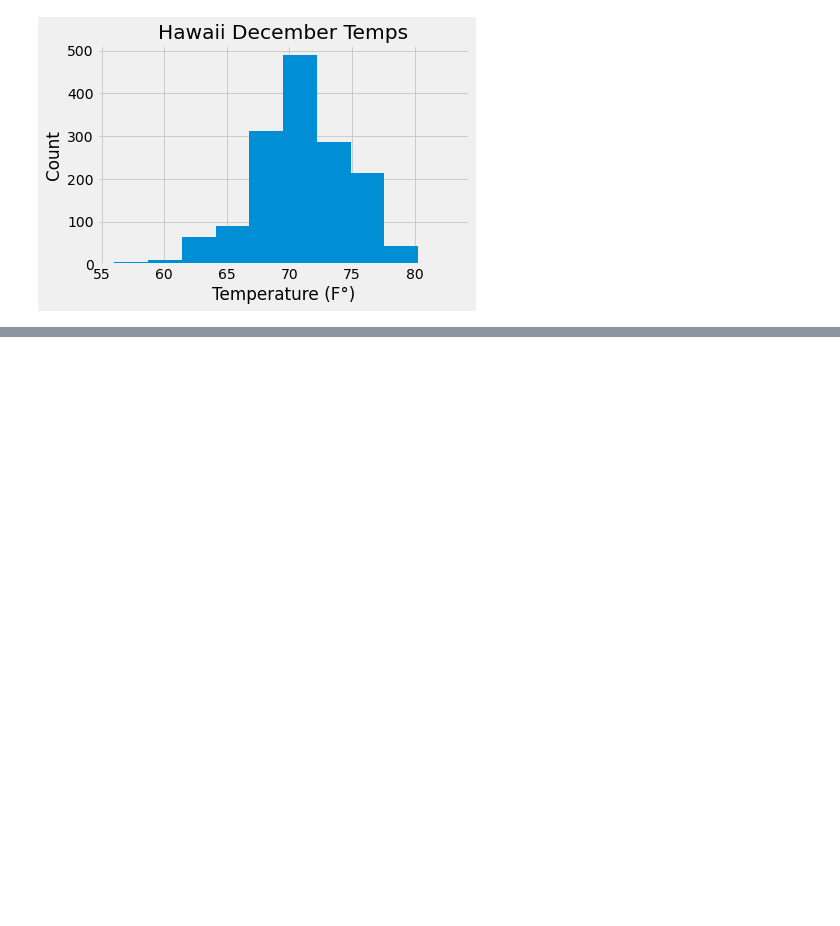
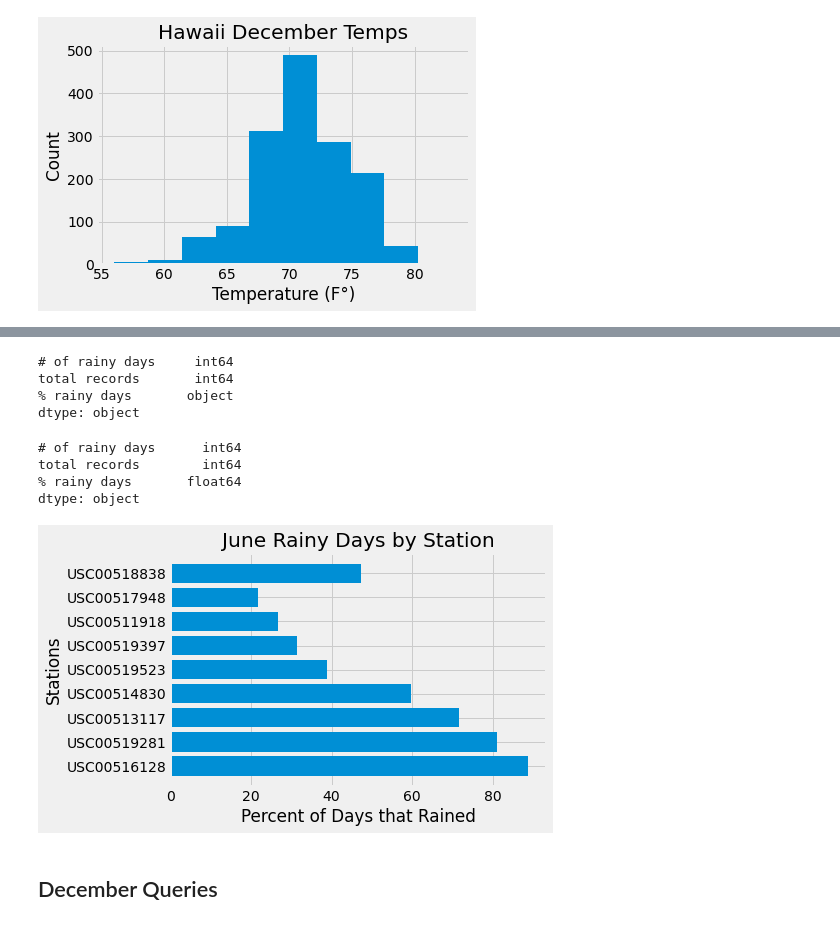
Before and after one commit to ltatro1545/surfs_up, a Jupyter notebook: Challenge/SurfsUp_Challenge.ipynb, the cells around one changed output, grey strips where cells are left out. Drawn from its saved outputs; the diff is of its cells as text; code cells hidden in the pictures; blank space fills up the shorter version.

```diff
--- a/Challenge/SurfsUp_Challenge.ipynb
+++ b/Challenge/SurfsUp_Challenge.ipynb
@@ -157,0 +303,3 @@ plt.show()
+# %%
+complete_june_rain = pd.merge(june_rainday_df, june_records_df, on="station")
+complete_june_rain
@@ -157,0 +318,4 @@ plt.show()
+# %%
+# Create column to calculate % of rainy days
+complete_june_rain["% rainy days"] = complete_june_rain["# of rainy days"] / complete_june_rain["total records"] * 100
+complete_june_rain
@@ -157,0 +334,7 @@ plt.show()
+# %%
+# Format decimal values of df
+complete_june_rain["% rainy days"] = complete_june_rain["% rainy days"].map("{:.2f}".format)
+
+# Save the image for the Report
+dfi.export(complete_june_rain, "Images/june_rainy_days.png")
+complete_june_rain
@@ -157,0 +353,28 @@ plt.show()
+# %%
+# check data types
+complete_june_rain.dtypes
+# %% [output]
+# of rainy days     int64
+total records       int64
+% rainy days       object
+dtype: object
+# %%
+# change % rainy days to float
+complete_june_rain["% rainy days"] = complete_june_rain["% rainy days"].astype(float)
+
+complete_june_rain.dtypes
+# %% [output]
+# of rainy days      int64
+total records        int64
+% rainy days       float64
+dtype: object
+# %%
+plt.barh(complete_june_rain.index, complete_june_rain["% rainy days"])
+plt.xlabel("Percent of Days that Rained")
+plt.ylabel("Stations")
+plt.title("June Rainy Days by Station")
+plt.show()
+# %% [output]
+[figure, added]
+# %% [markdown]
+## December Queries
```
Also changed, not shown: parts of 30 cells of this notebook, 4 other files.
